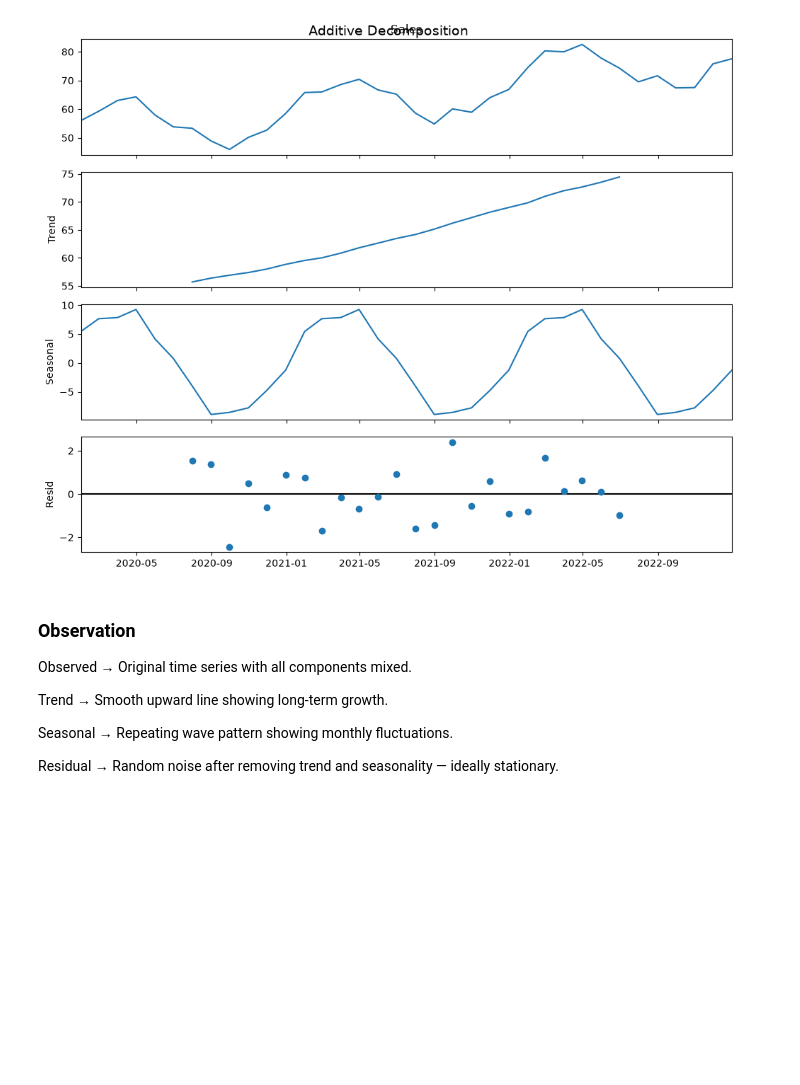
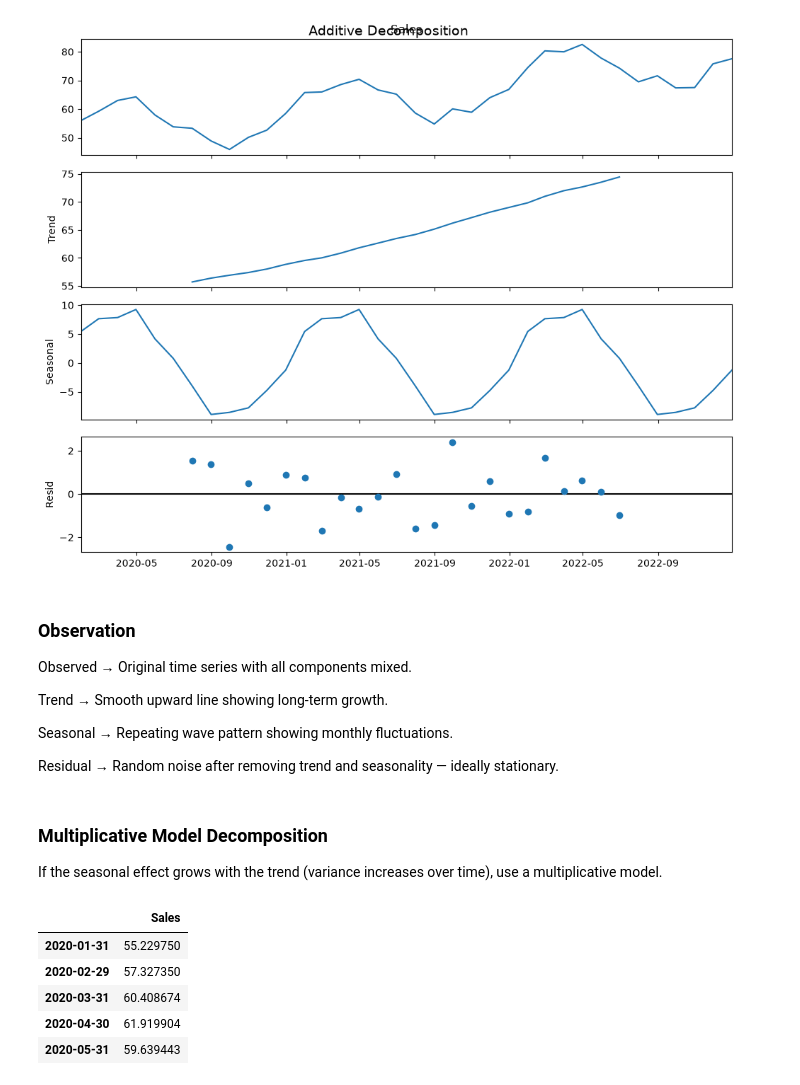
Before and after one commit to neeraj654123/Data-Science, a Jupyter notebook: Time Series Forecasting/04_stationarity.ipynb, the cells around one changed output. Cells and saved outputs as stored; diff of their text form; code cells hidden in the pictures; blank space fills up the shorter version.

```diff
--- a/Time Series Forecasting/04_stationarity.ipynb
+++ b/Time Series Forecasting/04_stationarity.ipynb
@@ -245,3 +245,23 @@ Trend → Smooth upward line showing long-term growth.
 Seasonal → Repeating wave pattern showing monthly fluctuations.
 
 Residual → Random noise after removing trend and seasonality — ideally stationary.
+# %% [markdown]
+### Multiplicative Model Decomposition
+
+If the seasonal effect grows with the trend (variance increases over time), use a multiplicative model.
+# %%
+# Create multiplicative pattern (seasonality grows with trend)
+trend_mul = np.linspace(50, 80, 36)
+seasonality_mul = 1 + 0.2 * np.sin(2 * np.pi * dates.month / 12)
+noise_mul = np.random.normal(0, 0.02, 36)
+sales_mul = trend_mul * seasonality_mul * (1 + noise_mul)
+
+df_mul = pd.DataFrame({"Sales": sales_mul}, index=dates)
+df_mul.head()
+# %% [output]
+|  | Sales |
+| 2020-01-31 | 55.229750 |
+| 2020-02-29 | 57.327350 |
+| 2020-03-31 | 60.408674 |
+| 2020-04-30 | 61.919904 |
+| 2020-05-31 | 59.639443 |
```
Also changed, not shown: parts of 2 cells of this notebook.
